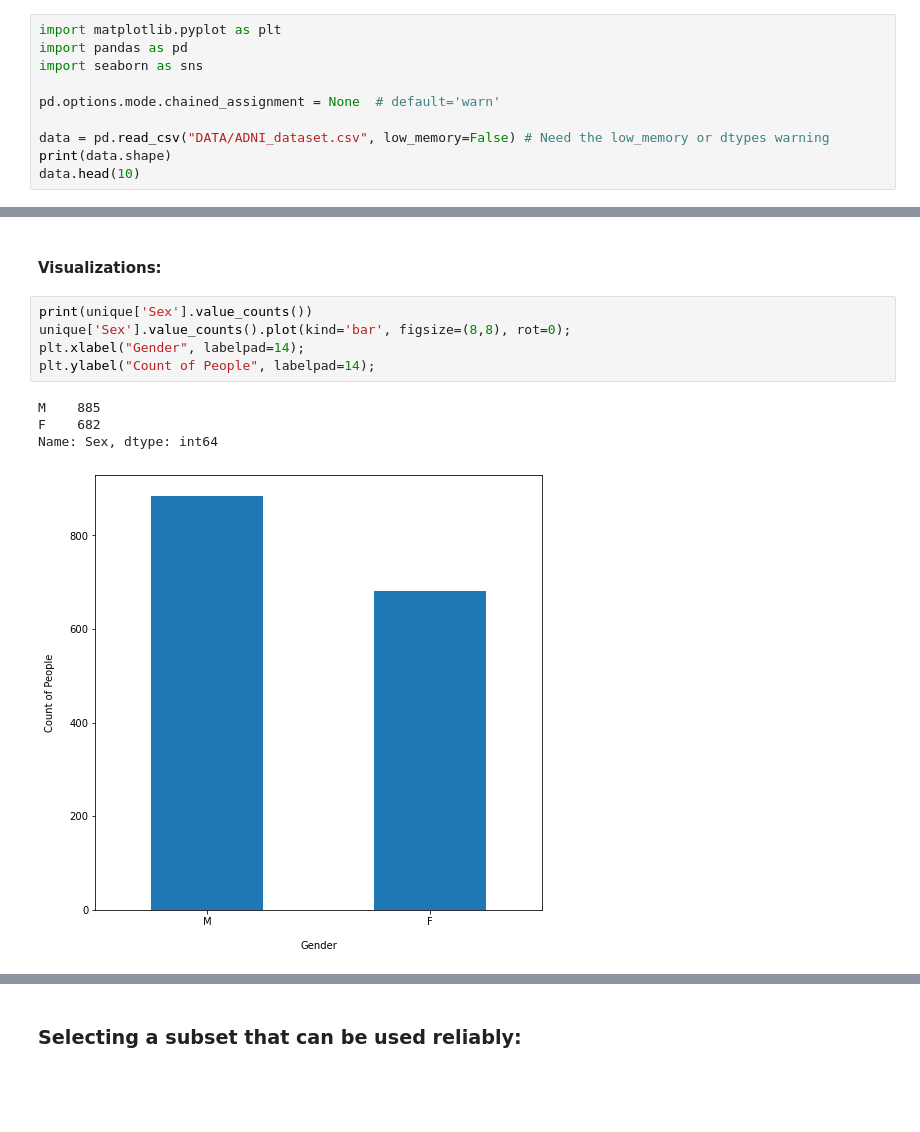
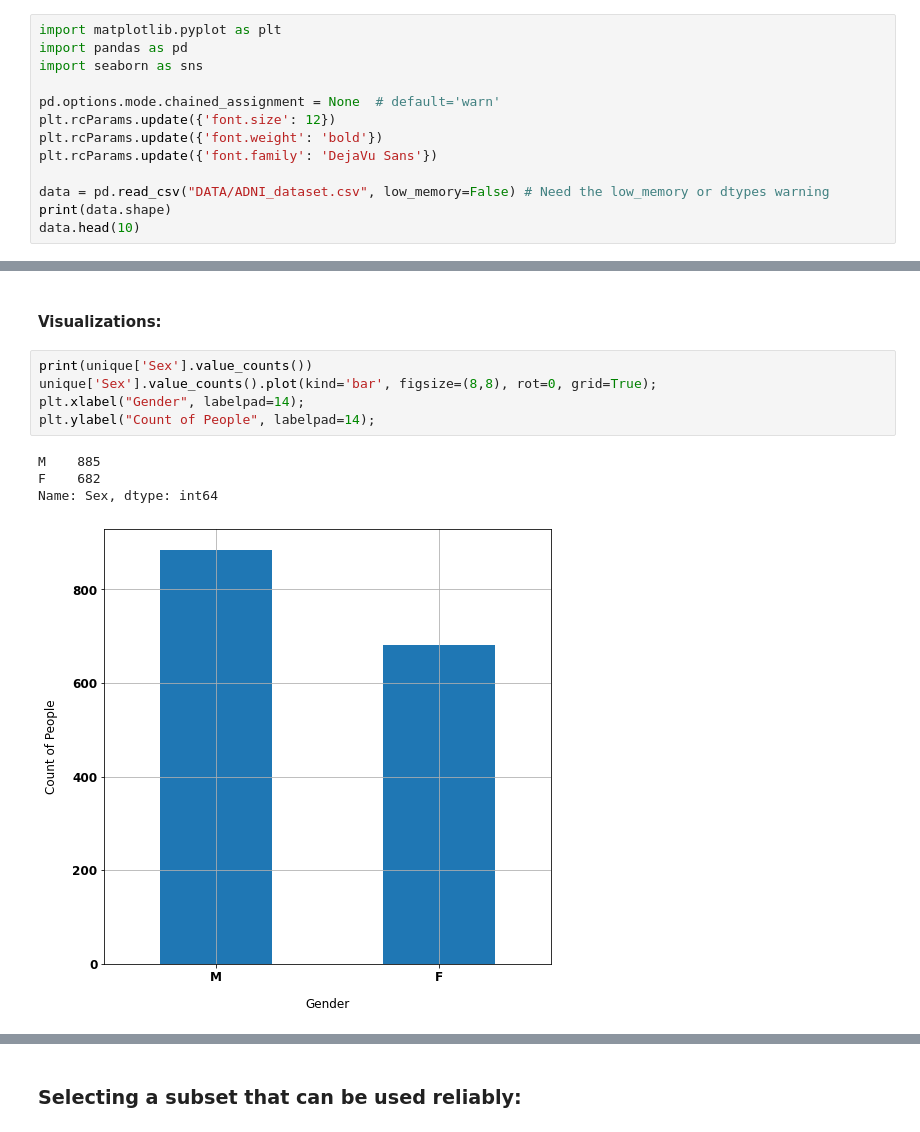
Before and after one commit to georgeaidinis/Dissertation, a Jupyter notebook: DeepCCA Model/ADNI Dataset.ipynb, the cells around one changed output, grey strips where cells are left out. Cells and saved outputs as stored; diff of their text form; blank space fills up the shorter version.

```diff
--- a/DeepCCA Model/ADNI Dataset.ipynb
+++ b/DeepCCA Model/ADNI Dataset.ipynb
@@ -8,6 +8,9 @@ import pandas as pd
 import seaborn as sns
 
 pd.options.mode.chained_assignment = None  # default='warn'
+plt.rcParams.update({'font.size': 12})
+plt.rcParams.update({'font.weight': 'bold'})
+plt.rcParams.update({'font.family': 'DejaVu Sans'})
 
 data = pd.read_csv("DATA/ADNI_dataset.csv", low_memory=False) # Need the low_memory or dtypes warning
 print(data.shape)
@@ -93,13 +96,13 @@ unique.head(10)
 #### Visualizations:
 # %%
 print(unique['Sex'].value_counts())
-unique['Sex'].value_counts().plot(kind='bar', figsize=(8,8), rot=0);
+unique['Sex'].value_counts().plot(kind='bar', figsize=(8,8), rot=0, grid=True);
 plt.xlabel("Gender", labelpad=14);
 plt.ylabel("Count of People", labelpad=14);
 # %% [output]
 M    885
 F    682
 Name: Sex, dtype: int64
-[figure, old version]
+[figure, new version]
 # %%
 print(unique.groupby('Sex').Age.mean())
```
Also changed, not shown: parts of 7 cells of this notebook, 3 other files.
